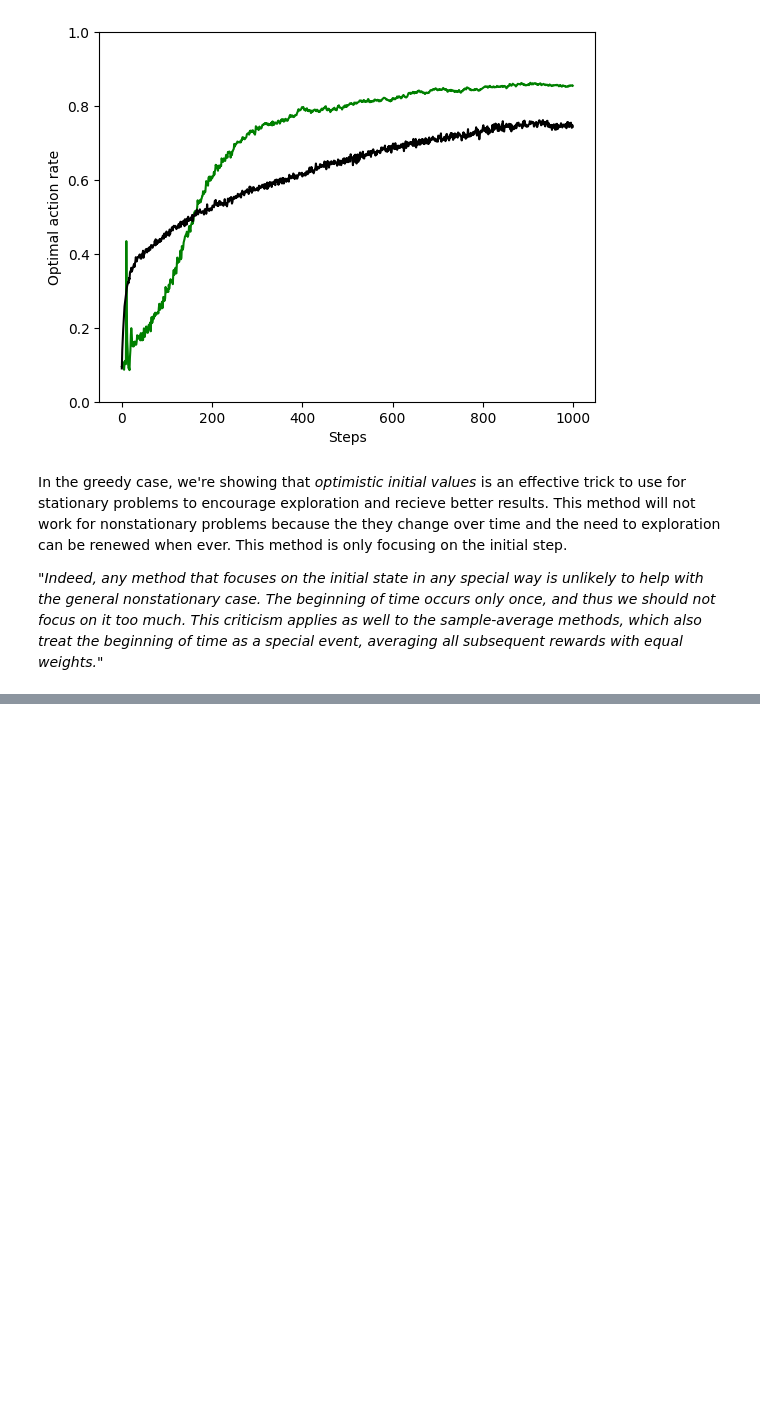
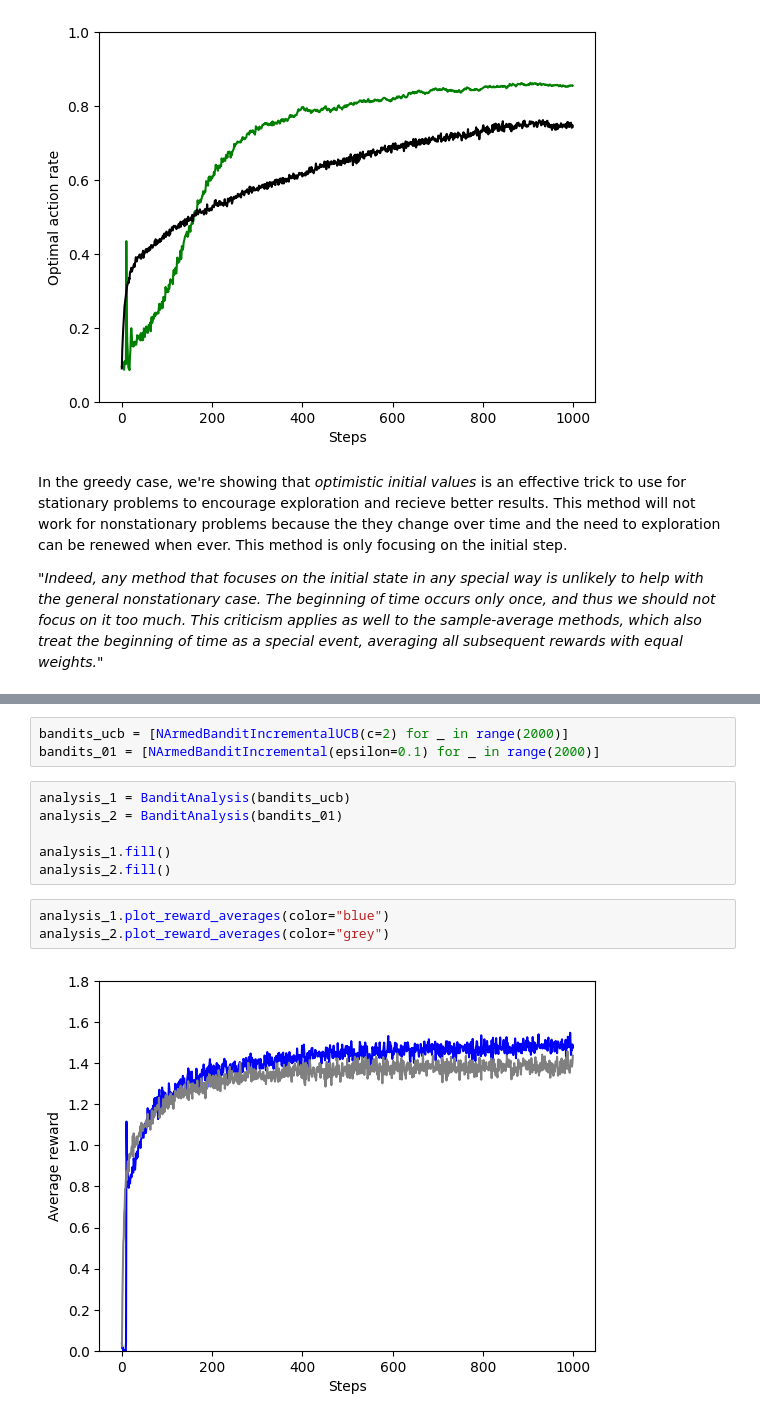
Before and after one commit to mattiasgullstrand/sutton_barto, a Jupyter notebook: 10-armed_testbed.ipynb, the cells around one changed output, grey strips where cells are left out. Drawn from its saved outputs; the diff is of its cells as text; blank space fills up the shorter version.

```diff
--- a/10-armed_testbed.ipynb
+++ b/10-armed_testbed.ipynb
@@ -286,0 +349,14 @@ equal weights."_
+# %%
+bandits_ucb = [NArmedBanditIncrementalUCB(c=2) for _ in range(2000)]
+bandits_01 = [NArmedBanditIncremental(epsilon=0.1) for _ in range(2000)]
+# %%
+analysis_1 = BanditAnalysis(bandits_ucb)
+analysis_2 = BanditAnalysis(bandits_01)
+
+analysis_1.fill()
+analysis_2.fill()
+# %%
+analysis_1.plot_reward_averages(color="blue")
+analysis_2.plot_reward_averages(color="grey")
+# %% [output]
+[figure, added]
```
Also changed, not shown: parts of 7 cells of this notebook.
